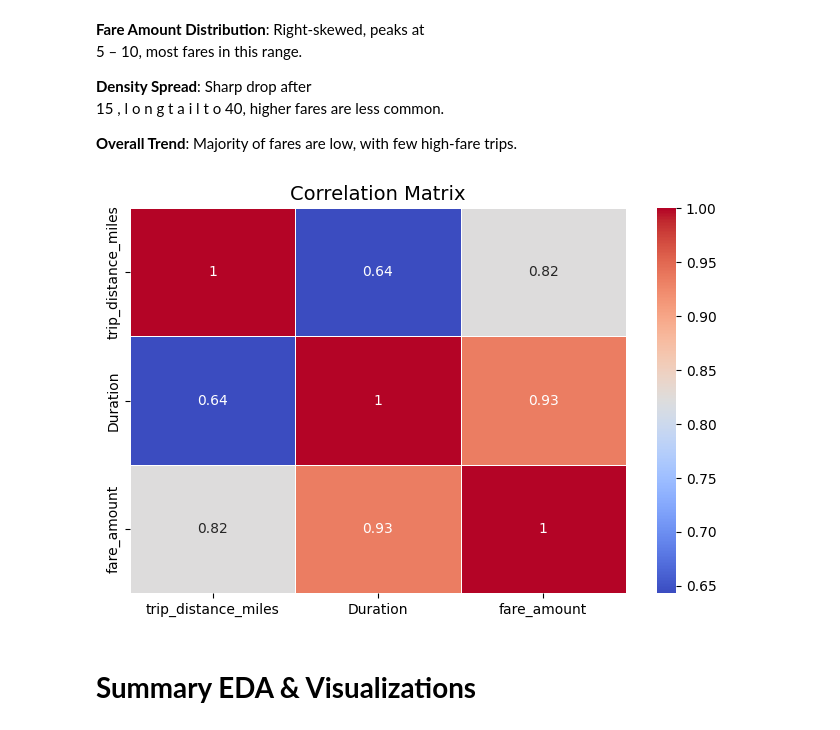
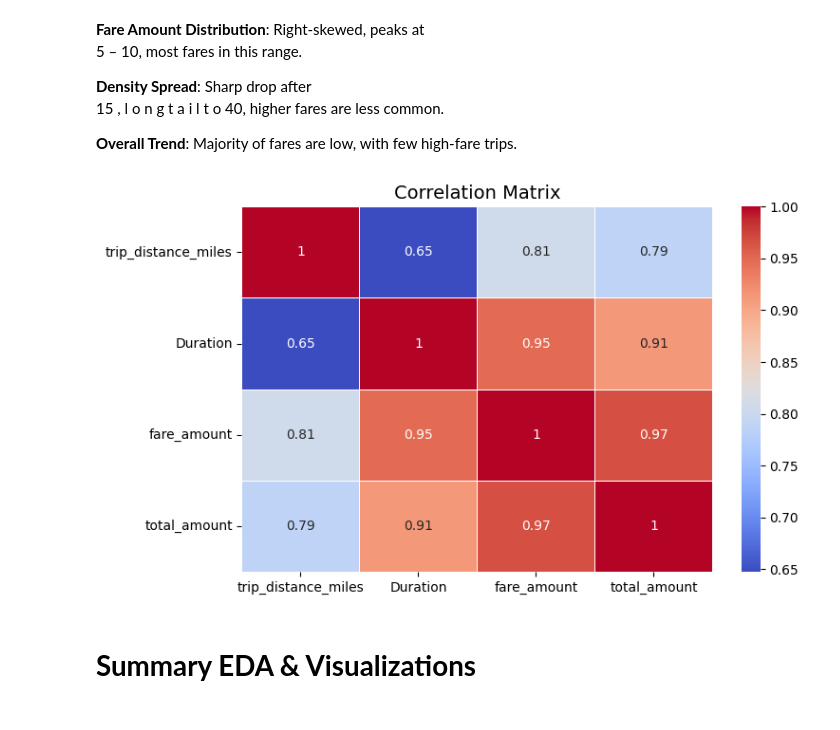
Before and after one commit to ArunK-ML/Project---TripFare-Predicting-Urban-Taxi-Fare-with-Machine-Learning, a Jupyter notebook: Taxi_trip_Finalone_again try.ipynb, the cells around one changed output. Cells and saved outputs as stored; diff of their text form; code cells hidden in the pictures.

```diff
--- a/Taxi_trip_Finalone_again try.ipynb
+++ b/Taxi_trip_Finalone_again try.ipynb
@@ -993,11 +995,11 @@ o
 **Overall Trend**: Majority of fares are low, with few high-fare trips.
 # %%
 plt.figure(figsize=(8, 5))
-sns.heatmap(df[['trip_distance_miles', 'Duration', 'fare_amount']].corr(), annot=True, cmap="coolwarm", linewidths=0.5)
+sns.heatmap(df_filter[['trip_distance_miles', 'Duration', 'fare_amount','total_amount']].corr(), annot=True, cmap="coolwarm", linewidths=0.5)
 plt.title("Correlation Matrix", fontsize=14)
 plt.show()
 # %% [output]
-[figure, old version]
+[figure, new version]
 # %% [markdown]
 # **Summary EDA & Visualizations**
 # %% [markdown]
```
Also changed, not shown: parts of 6 cells of this notebook.
